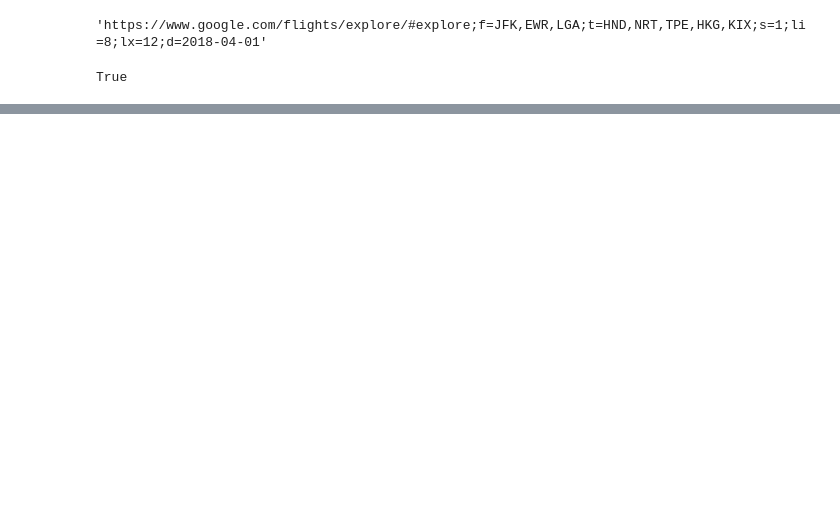
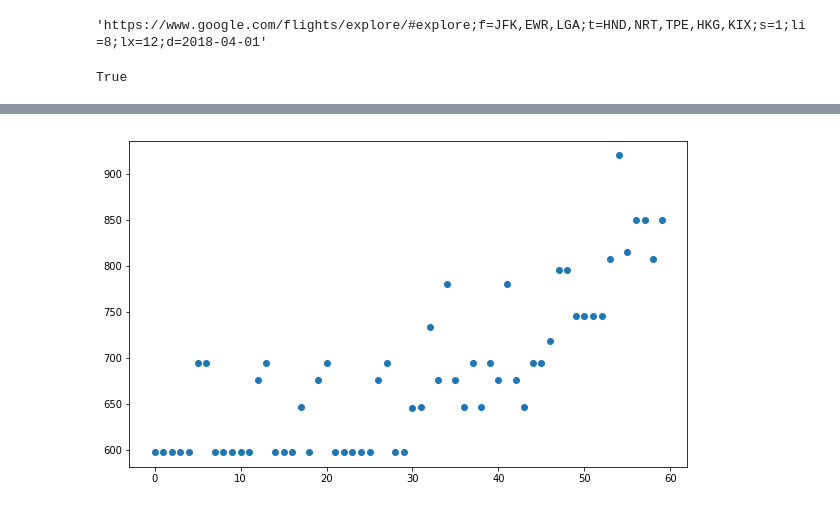
Before and after one commit to MagicMike90/cheap-airfare, a Jupyter notebook: cheap-airfare.ipynb, the cells around one changed output, grey strips where cells are left out. Drawn from its saved outputs; the diff is of its cells as text; code cells hidden in the pictures; blank space fills up the shorter version.

```diff
--- a/cheap-airfare.ipynb
+++ b/cheap-airfare.ipynb
@@ -62,7 +62,6 @@ best_price = best_prices[0]
 best_height_tags = s.findAll('div', 'CTPFVNB-w-x')
 best_heights = []
 for t in best_height_tags:
-    best_heights.append(float(t.attrs['style']\
-                              .split('height:')[1].replace('px;','')))
+    best_heights.append(float(t.attrs['style'].split('height:')[1].replace('px;','')))
 # %%
 best_height = best_heights[0]
@@ -74,10 +78,8 @@ pph = np.array(best_price)/np.array(best_height)
 cities = s.findAll('div', 'CTPFVNB-w-o')
 # %%
 hlist=[]
-for bar in cities[0]\
-    .findAll('div', 'CTPFVNB-w-x'):
-    hlist.append(float(bar['style']\
-                       .split('height: ')[1].replace('px;',''))*pph)
+for bar in cities[0].findAll('div', 'CTPFVNB-w-x'):
+    hlist.append(float(bar['style'].split('height: ')[1].replace('px;',''))*pph)
 # %%
 fares = pd.DataFrame(hlist, columns=['price'])
 # %%
@@ -87,0 +107,5 @@ dtype: float64
+# %%
+fig,ax = plt.subplots(figsize=(10,6))
+plt.scatter(np.arange(len(fares['price'])),fares['price']);
+# %% [output]
+[figure, added]
```
Also changed, not shown: parts of 15 cells of this notebook, 1 other file.
